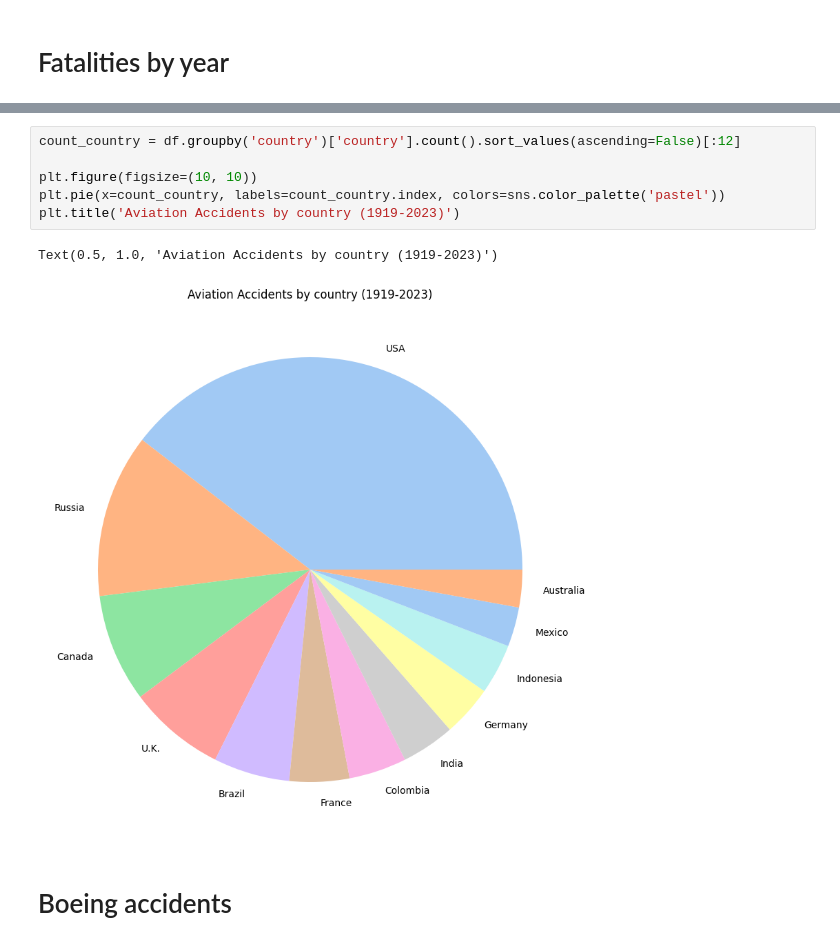
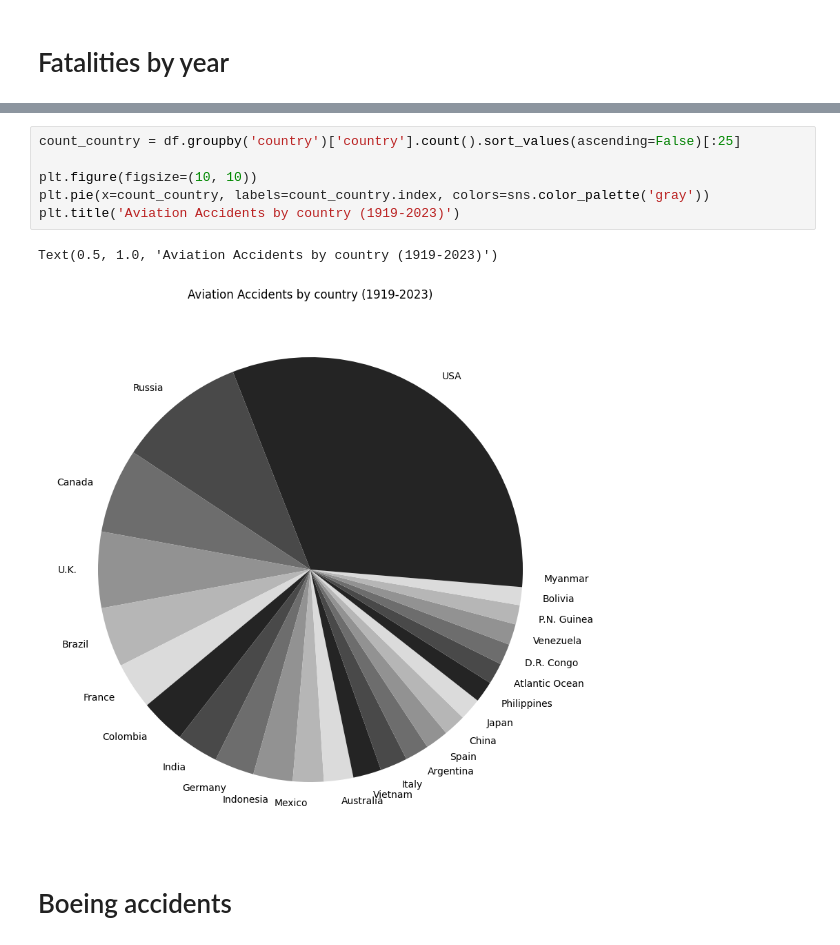
Before and after one commit to sootooly/aviation-accidents-analysis, a Jupyter notebook: aviation-accidents.ipynb, the cells around one changed output, grey strips where cells are left out. Cells and saved outputs as stored; diff of their text form.

```diff
--- a/aviation-accidents.ipynb
+++ b/aviation-accidents.ipynb
@@ -69,13 +64,13 @@ Text(0.5, 0, 'Year')
 [figure]
 # %%
-count_country = df.groupby('country')['country'].count().sort_values(ascending=False)[:12]
+count_country = df.groupby('country')['country'].count().sort_values(ascending=False)[:25]
 
 plt.figure(figsize=(10, 10))
-plt.pie(x=count_country, labels=count_country.index, colors=sns.color_palette('pastel'))
+plt.pie(x=count_country, labels=count_country.index, colors=sns.color_palette('gray'))
 plt.title('Aviation Accidents by country (1919-2023)')
 # %% [output]
 Text(0.5, 1.0, 'Aviation Accidents by country (1919-2023)')
-[figure, old version]
+[figure, new version]
 # %% [markdown]
 # Boeing accidents
 # %%
```
Also changed, not shown: parts of 3 cells of this notebook.
